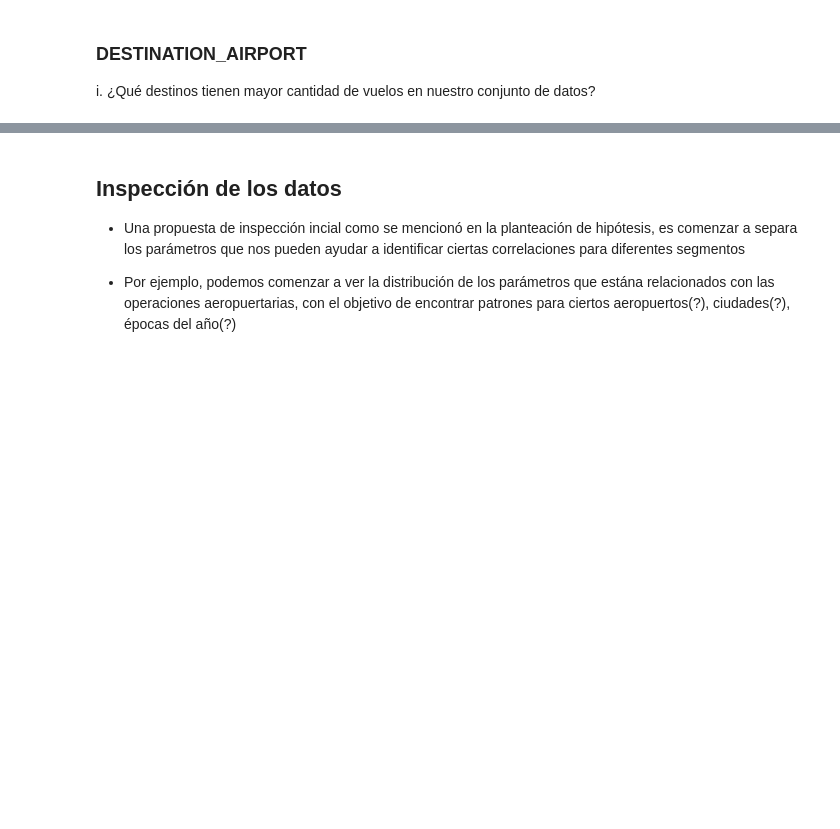
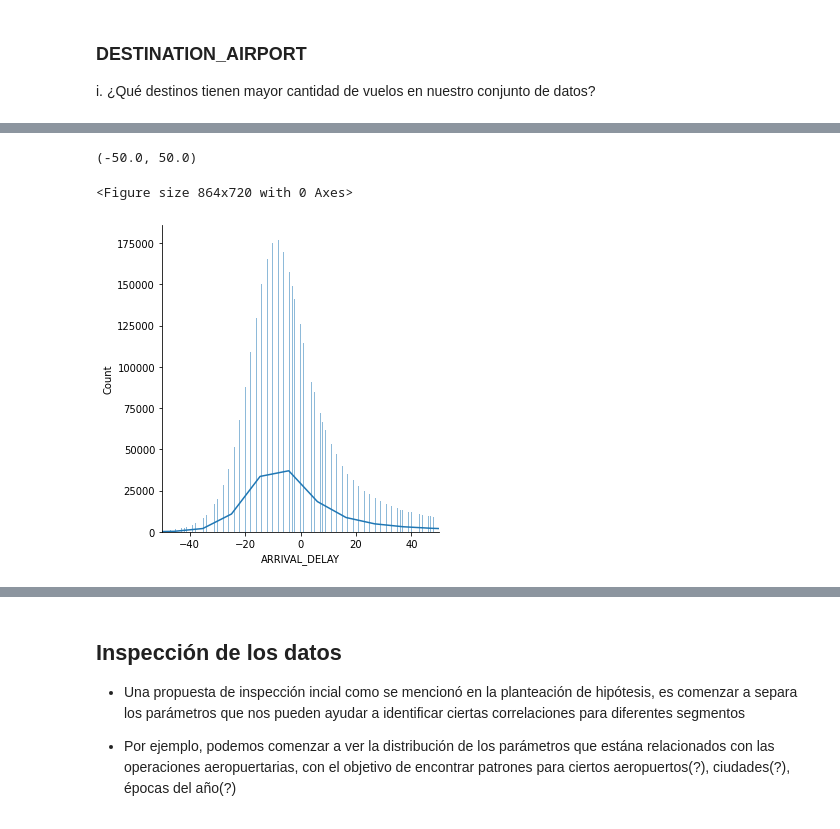
Before and after one commit to i0nathan/unaqds, a Jupyter notebook: flight_delay_prediction.ipynb, the cells around one changed output, grey strips where cells are left out. Drawn from its saved outputs; the diff is of its cells as text; code cells hidden in the pictures; blank space fills up the shorter version.

```diff
--- a/flight_delay_prediction.ipynb
+++ b/flight_delay_prediction.ipynb
@@ -292,0 +323,10 @@ flight_df['DESTINATION_AIRPORT'].sum()
+# %%
+plt.figure(figsize=(12,10))
+
+sns.displot(data=flight_df, x='ARRIVAL_DELAY', kde=True)
+
+plt.xlim(-50, 50)
+# %% [output]
+(-50.0, 50.0)
+<Figure size 864x720 with 0 Axes>
+[figure, added]
```
Also changed, not shown: parts of 9 cells of this notebook, 4 other files.
